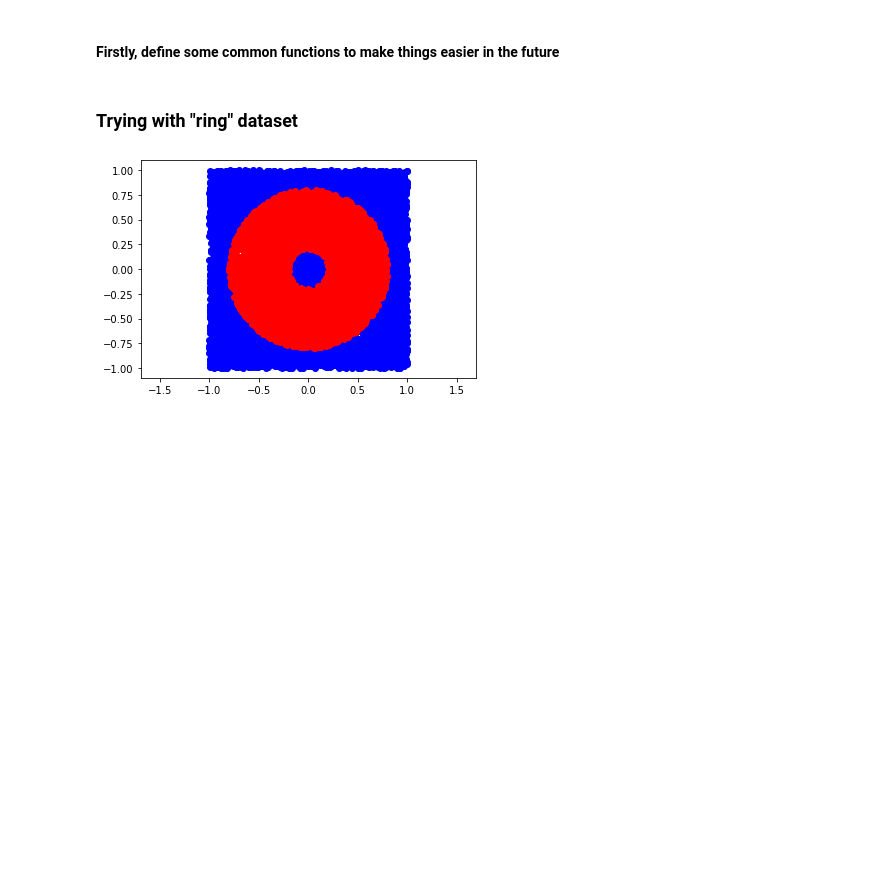
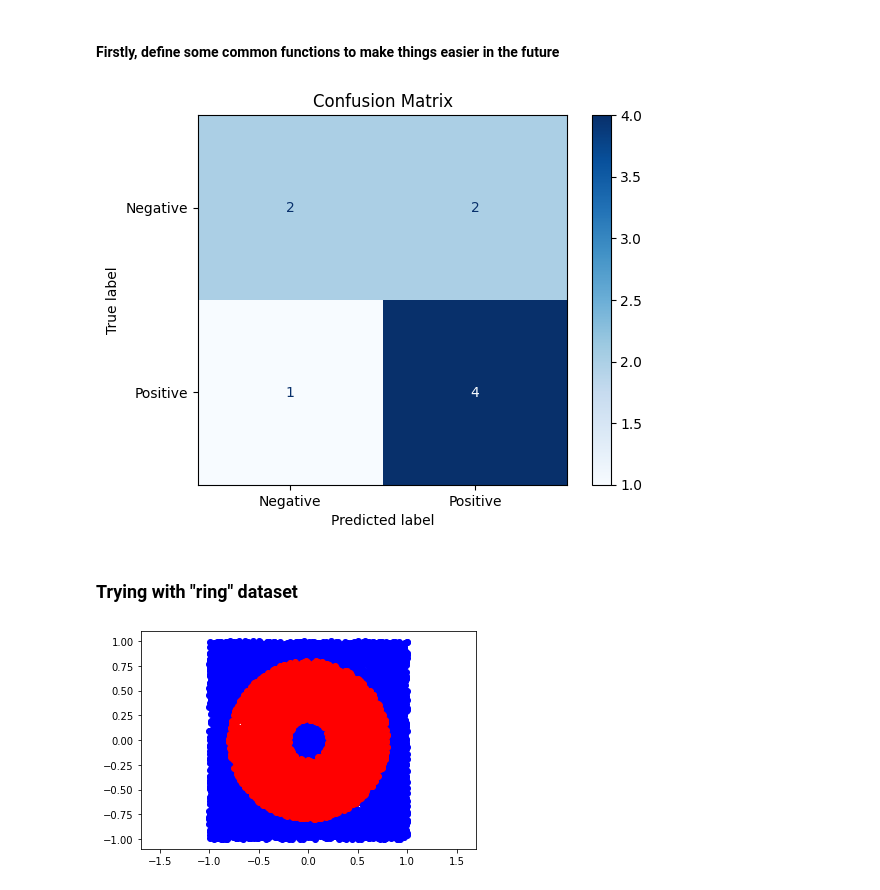
Before and after one commit to ddatsko/URV_NEC_HW2, a Jupyter notebook: classification.ipynb, the cells around one changed output. Drawn from its saved outputs; the diff is of its cells as text; code cells hidden in the pictures; blank space fills up the shorter version.

Commit message:
classification of rice data, impl roc curve, confusion matrix

```diff
--- a/classification.ipynb
+++ b/classification.ipynb
@@ -137,3 +146,27 @@ def n_folds(n, train_data, model, silent=True):
             print(f"Error on one validation split: {error=}")
         errors.append(error)
     return np.mean(error)
+# %%
+import matplotlib.pyplot as plt
+from sklearn.metrics import confusion_matrix
+from sklearn.metrics import ConfusionMatrixDisplay
+
+def plot_confusion_matrix(real_values, predictions, class_names):
+    cm = confusion_matrix(real_values, predictions)
+    disp = ConfusionMatrixDisplay(confusion_matrix=cm, display_labels=class_names)
+
+    # Plotting the confusion matrix as a heatmap
+    disp.plot(cmap='Blues', values_format='d')
+
+    plt.title('Confusion Matrix')
+    plt.show()
+
+# Example
+real_values = [1, 0, 1, 1, 0, 1, 0, 0, 1]
+predictions = [1, 0, 1, 0, 1, 1, 0, 1, 1]
+# Assuming binary classification with class names 'Negative' and 'Positive'
+class_names = ['Negative', 'Positive']
+
+plot_confusion_matrix(real_values, predictions, class_names)
+# %% [output]
+[figure, added]
```
Also changed, not shown: parts of 11 cells of this notebook.
